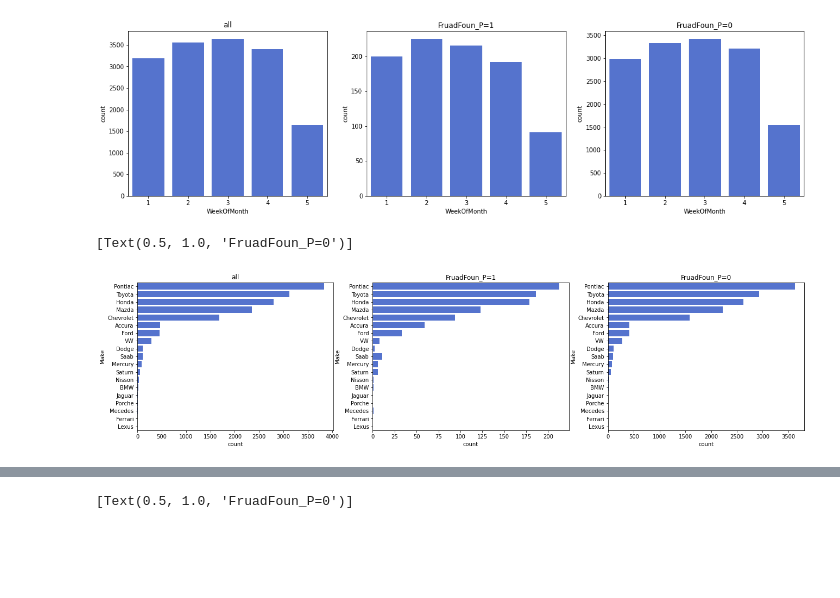
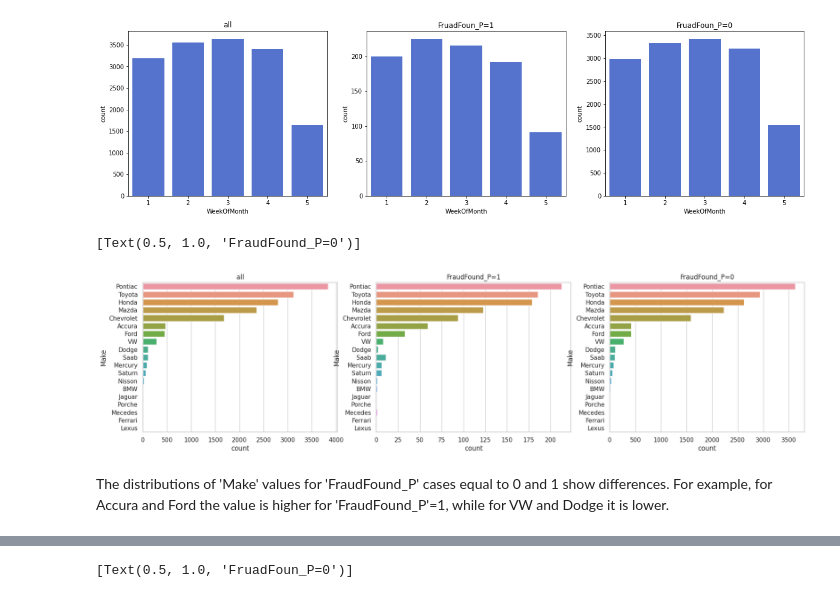
Before and after one commit to aziegert/Vehicle_Insurance_Claim_Fraud_Detection, a Jupyter notebook: Vehicle_Insurance_Claim_Fraud_Detection_v2.ipynb, the cells around one changed output, grey strips where cells are left out. Saved outputs shown, nothing was run; the diff lists cells and outputs as text; code cells hidden in the pictures; blank space fills up the shorter version.

```diff
--- a/Vehicle_Insurance_Claim_Fraud_Detection_v2.ipynb
+++ b/Vehicle_Insurance_Claim_Fraud_Detection_v2.ipynb
@@ -133,4 +133,6 @@ df.describe()
 | max | 5.000000 | 5.000000 | 80.000000 | 1.000000 | 15420.000000 | 16.000000 | 700.000000 | ... |
 # %% [markdown]
 The provided summary statistics do not show any significant outliers except for the minimum age value of 0, which could potentially be a data entry error or require additional context to understand. Overall, the dataset seems to be within reasonable ranges for the variables, and further exploration can help identify any specific patterns or anomalies.
+# %%
+sns.set_style('darkgrid')
 # %%
@@ -249,24 +337,23 @@ sns.countplot(x='WeekOfMonth', data=df[df['FraudFound_P']==0], ax=ax3, color='ro
 # %%
 fig, (ax1, ax2, ax3) = plt.subplots(1, 3, figsize=(22, 5))
 
 sns.countplot(y='Make',
               data=df,
               ax=ax1,
               orient='h',
-              order=df['Make'].value_counts().index,
-              color='royalblue').set(title='all')
+              order=df['Make'].value_counts().index).set(title='all')
 
 sns.countplot(y='Make',
               data=df[df['FraudFound_P']==1],
               ax=ax2, orient='h',
-              order=df['Make'].value_counts().index,
-              color='royalblue').set(title='FruadFoun_P=1')
+              order=df['Make'].value_counts().index).set(title='FraudFound_P=1')
 
 sns.countplot(y='Make',
               data=df[df['FraudFound_P']==0],
               ax=ax3, orient='h',
-              order=df['Make'].value_counts().index,
-              color='royalblue').set(title='FruadFoun_P=0')
+              order=df['Make'].value_counts().index).set(title='FraudFound_P=0')
 # %% [output]
-[Text(0.5, 1.0, 'FruadFoun_P=0')]
+[Text(0.5, 1.0, 'FraudFound_P=0')]
-[figure, old version]
+[figure, new version]
+# %% [markdown]
+The distributions of 'Make' values for 'FraudFound_P' cases equal to 0 and 1 show differences. For example, for Accura and Ford the value is higher for 'FraudFound_P'=1, while for VW and Dodge it is lower.
```
Also changed, not shown: parts of 34 cells of this notebook.
